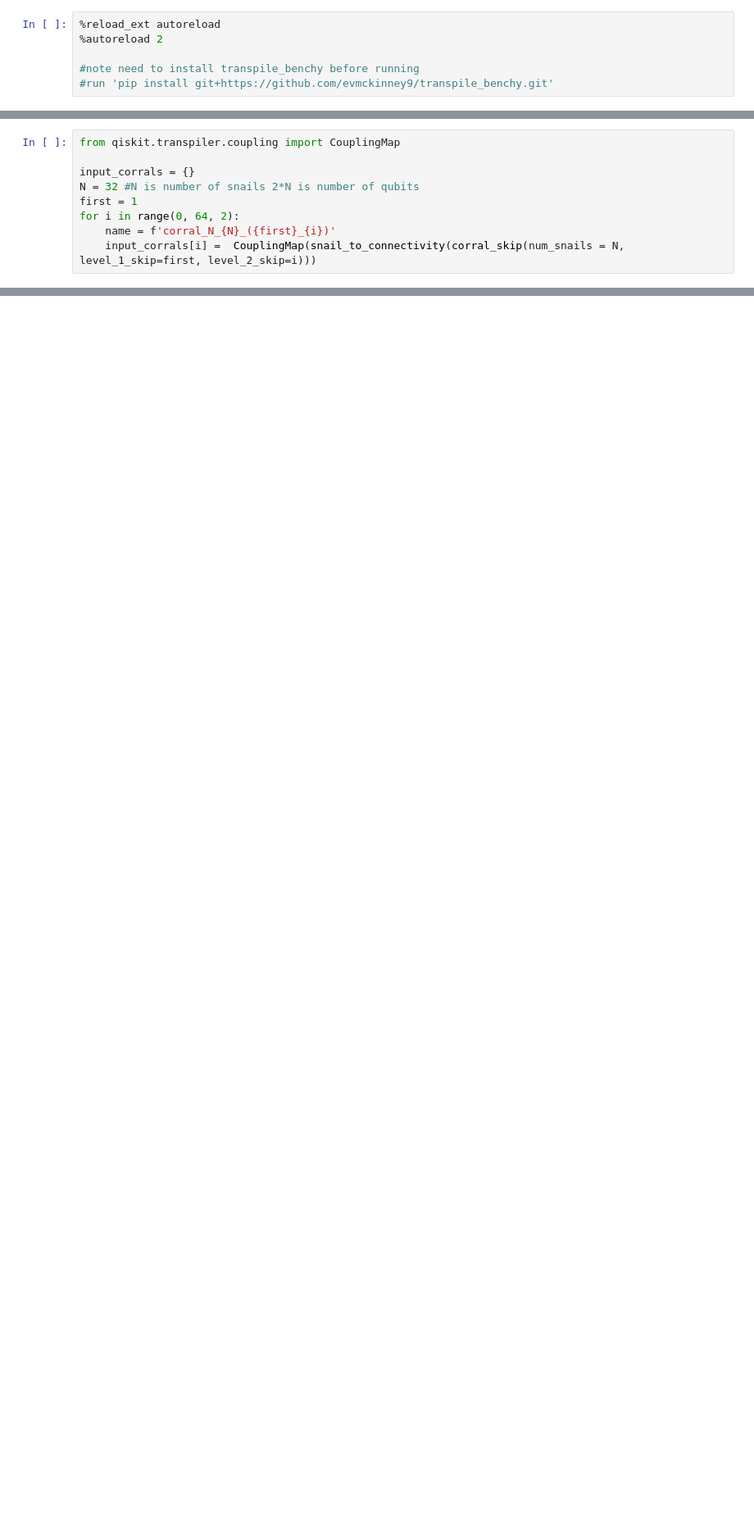
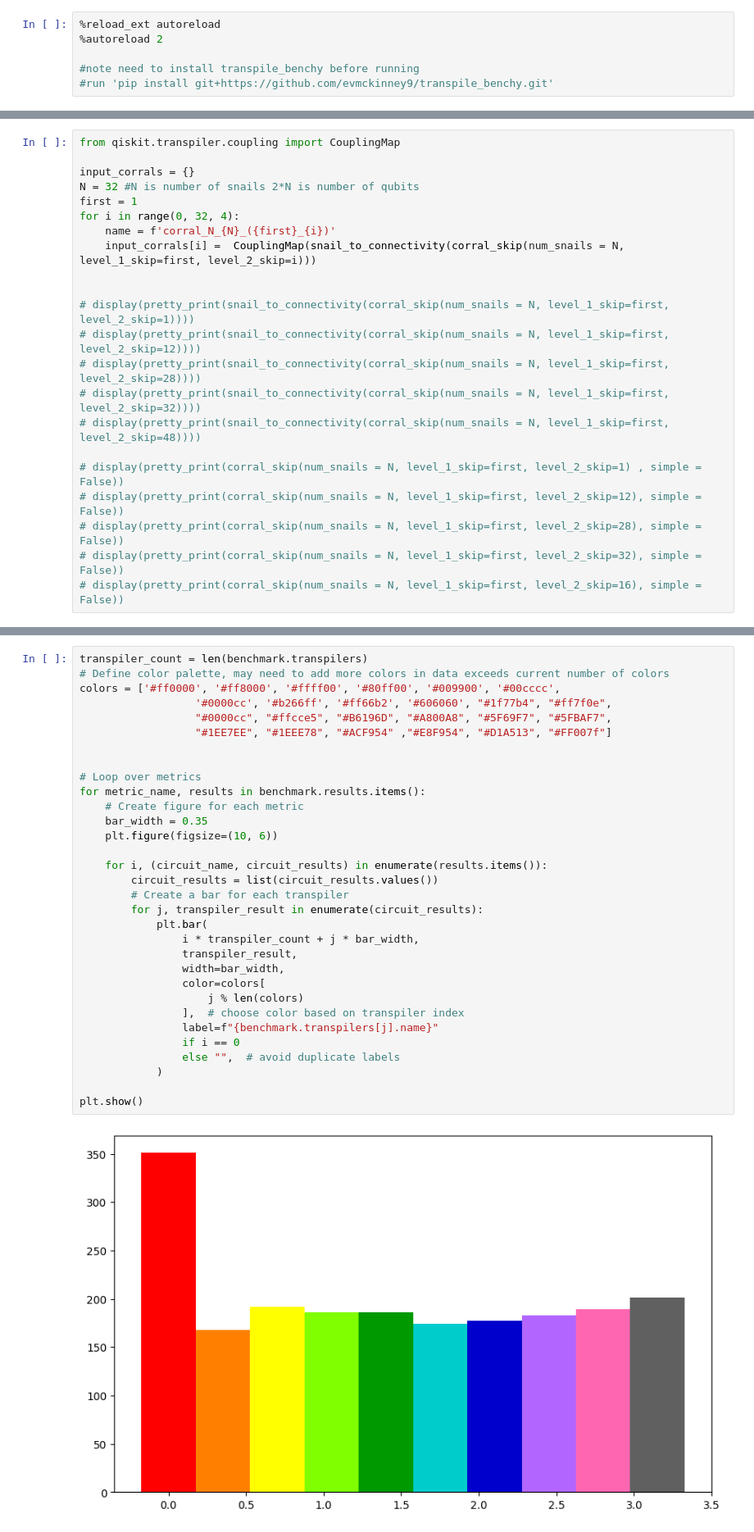
Before and after one commit to Pitt-JonesLab/clonk_transpilation, a Jupyter notebook: benchy.ipynb, the cells around one changed output, grey strips where cells are left out. Shown at 82% size. Saved outputs shown, nothing was run; the diff lists cells and outputs as text; blank space fills up the shorter version.

Commit message:
current

```diff
--- a/benchy.ipynb
+++ b/benchy.ipynb
@@ -192,9 +356,22 @@ from qiskit.transpiler.coupling import CouplingMap
 input_corrals = {}
 N = 32 #N is number of snails 2*N is number of qubits
 first = 1
-for i in range(0, 64, 2):
+for i in range(0, 32, 4):
     name = f'corral_N_{N}_({first}_{i})'
     input_corrals[i] =  CouplingMap(snail_to_connectivity(corral_skip(num_snails = N, level_1_skip=first, level_2_skip=i)))
+
+
+# display(pretty_print(snail_to_connectivity(corral_skip(num_snails = N, level_1_skip=first, level_2_skip=1))))
+# display(pretty_print(snail_to_connectivity(corral_skip(num_snails = N, level_1_skip=first, level_2_skip=12))))
+# display(pretty_print(snail_to_connectivity(corral_skip(num_snails = N, level_1_skip=first, level_2_skip=28))))
+# display(pretty_print(snail_to_connectivity(corral_skip(num_snails = N, level_1_skip=first, level_2_skip=32))))
+# display(pretty_print(snail_to_connectivity(corral_skip(num_snails = N, level_1_skip=first, level_2_skip=48))))
+
+# display(pretty_print(corral_skip(num_snails = N, level_1_skip=first, level_2_skip=1) , simple =  False))
+# display(pretty_print(corral_skip(num_snails = N, level_1_skip=first, level_2_skip=12), simple =  False))
+# display(pretty_print(corral_skip(num_snails = N, level_1_skip=first, level_2_skip=28), simple =  False))
+# display(pretty_print(corral_skip(num_snails = N, level_1_skip=first, level_2_skip=32), simple =  False))
+# display(pretty_print(corral_skip(num_snails = N, level_1_skip=first, level_2_skip=16), simple =  False))
 # %%
 from logging import Logger
 from typing import List
@@ -301,0 +635,34 @@ def plot( b=None, save=False):
+# %%
+transpiler_count = len(benchmark.transpilers)
+# Define color palette, may need to add more colors in data exceeds current number of colors
+colors = ['#ff0000', '#ff8000', '#ffff00', '#80ff00', '#009900', '#00cccc',
+                  '#0000cc', '#b266ff', '#ff66b2', '#606060', "#1f77b4", "#ff7f0e",
+                  "#0000cc", "#ffcce5", "#B6196D", "#A800A8", "#5F69F7", "#5FBAF7",
+                  "#1EE7EE", "#1EEE78", "#ACF954" ,"#E8F954", "#D1A513", "#FF007f"]
+
+
+# Loop over metrics
+for metric_name, results in benchmark.results.items():
+    # Create figure for each metric
+    bar_width = 0.35
+    plt.figure(figsize=(10, 6))
+
+    for i, (circuit_name, circuit_results) in enumerate(results.items()):
+        circuit_results = list(circuit_results.values())
+        # Create a bar for each transpiler
+        for j, transpiler_result in enumerate(circuit_results):
+            plt.bar(
+                i * transpiler_count + j * bar_width,
+                transpiler_result,
+                width=bar_width,
+                color=colors[
+                    j % len(colors)
+                ],  # choose color based on transpiler index
+                label=f"{benchmark.transpilers[j].name}"
+                if i == 0
+                else "",  # avoid duplicate labels
+            )
+
+plt.show()
+# %% [output]
+[figure, added]
```
Also changed, not shown: parts of 13 cells of this notebook.
